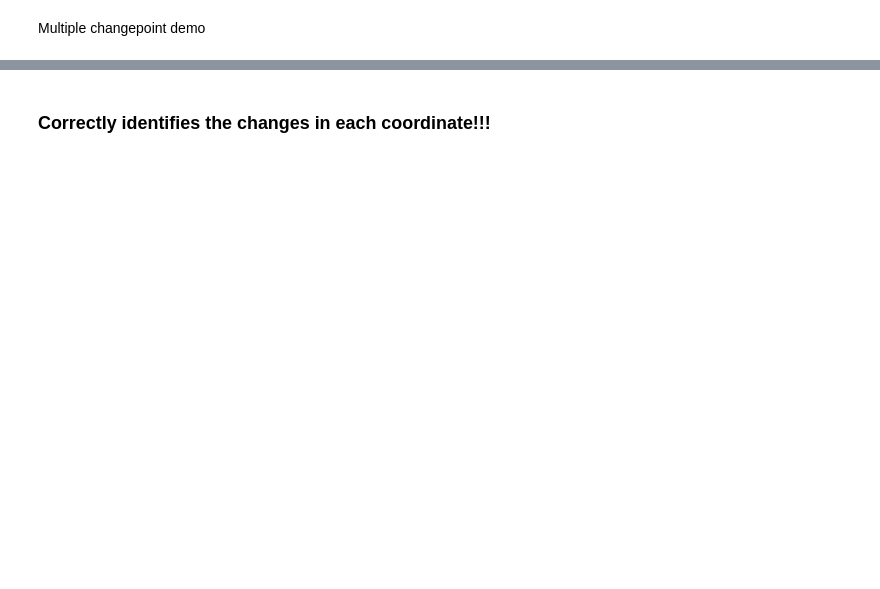
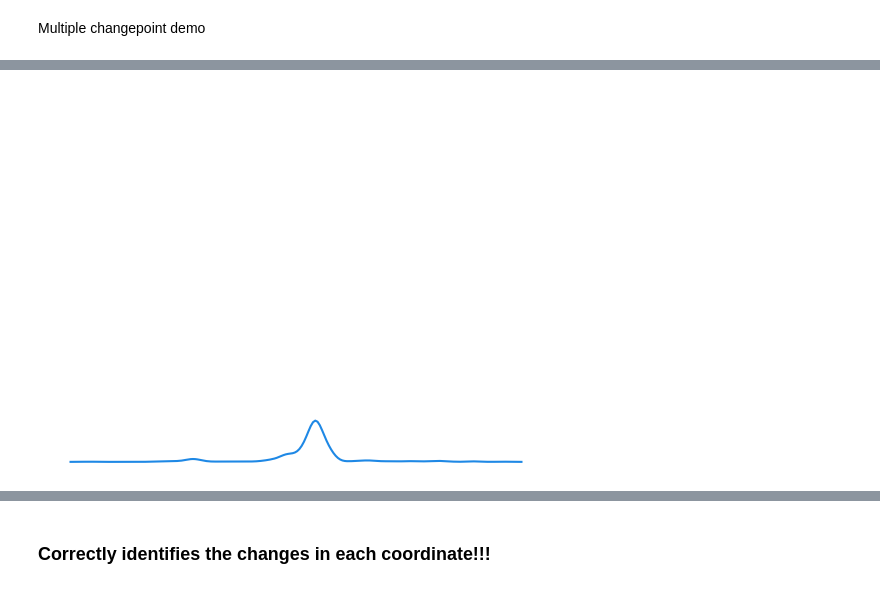
Before and after one commit to manilasoldier/bclr, a Jupyter notebook: bclr_multi_examples.ipynb, the cells around one changed output, grey strips where cells are left out. Saved outputs shown, nothing was run; the diff lists cells and outputs as text; code cells hidden in the pictures; blank space fills up the shorter version.

```diff
--- a/bclr_multi_examples.ipynb
+++ b/bclr_multi_examples.ipynb
@@ -55,0 +75,7 @@ print(randindex(est_change + [n], bkps))
+# %%
+ax1 = sns.kdeplot(bclrM.bccs_[1].post_k, color="#1E88E5", bw_adjust=0.5)
+plt.ylim(-0.01, ax2.get_ylim()[1])
+plt.axis("off")
+plt.savefig("ex_cp2.pdf")
+# %% [output]
+[figure, added]
```
Also changed, not shown: parts of 23 cells of this notebook, 6 other files.
